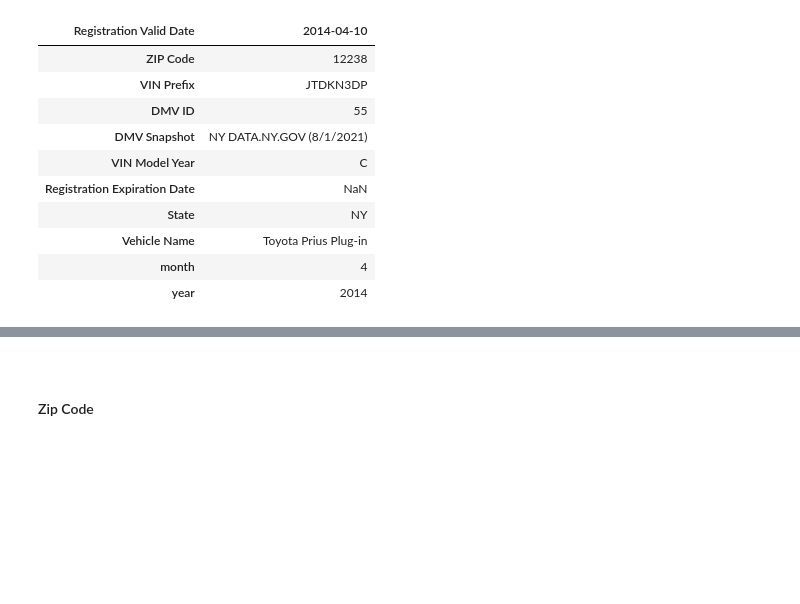
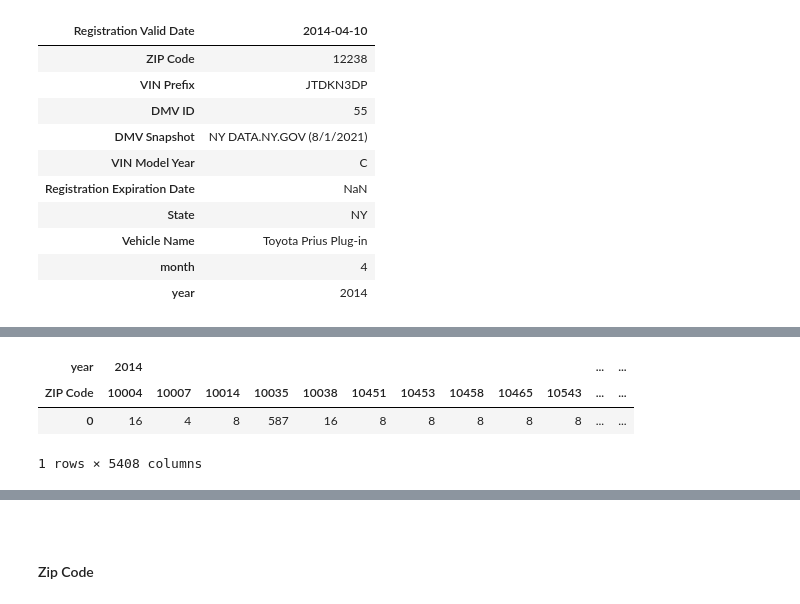
Before and after one commit to encodingintuition/EV_vehicles_US, a Jupyter notebook: Vehicles_NY-01-EDA_01.ipynb, the cells around one changed output, grey strips where cells are left out. Drawn from its saved outputs; the diff is of its cells as text; code cells hidden in the pictures; blank space fills up the shorter version.

```diff
--- a/Vehicles_NY-01-EDA_01.ipynb
+++ b/Vehicles_NY-01-EDA_01.ipynb
@@ -277,0 +295,7 @@ df.head(1).T
+# %%
+pd.DataFrame(agg_df).T
+# %% [output]
+| year | 2014 |  |  |  |  |  |  |  |  |  | ... | ... |
+| ZIP Code | 10004 | 10007 | 10014 | 10035 | 10038 | 10451 | 10453 | 10458 | 10465 | 10543 | ... | ... |
+| 0 | 16 | 4 | 8 | 587 | 16 | 8 | 8 | 8 | 8 | 8 | ... | ... |
+1 rows × 5408 columns
```
Also changed, not shown: parts of 2 cells of this notebook.
